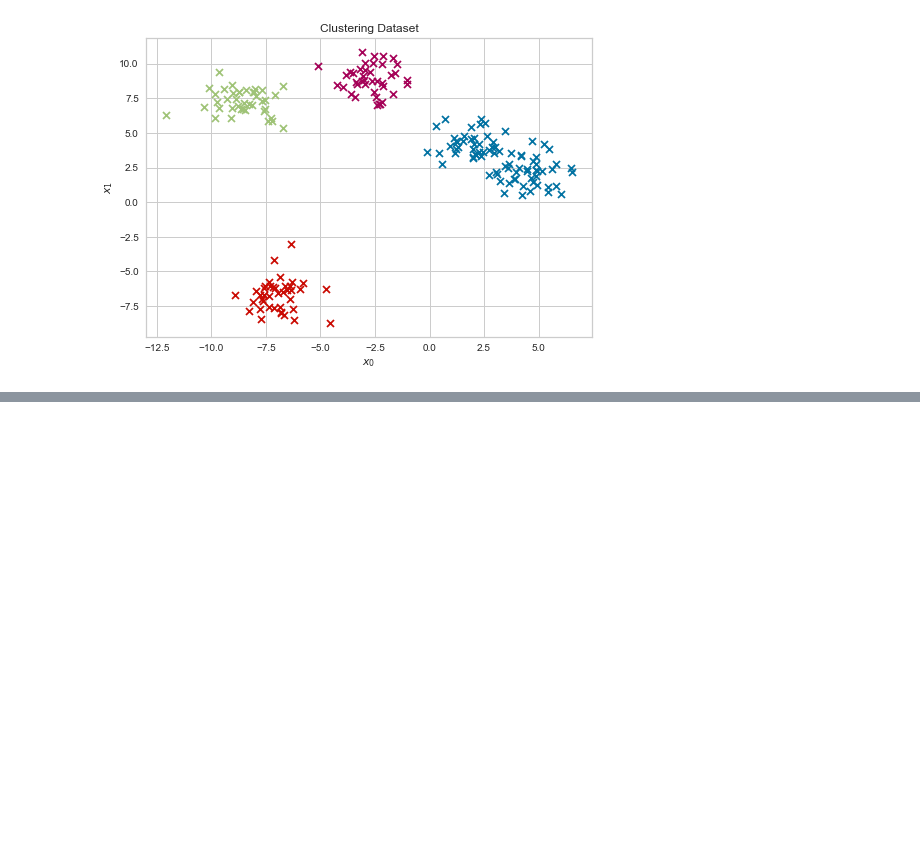
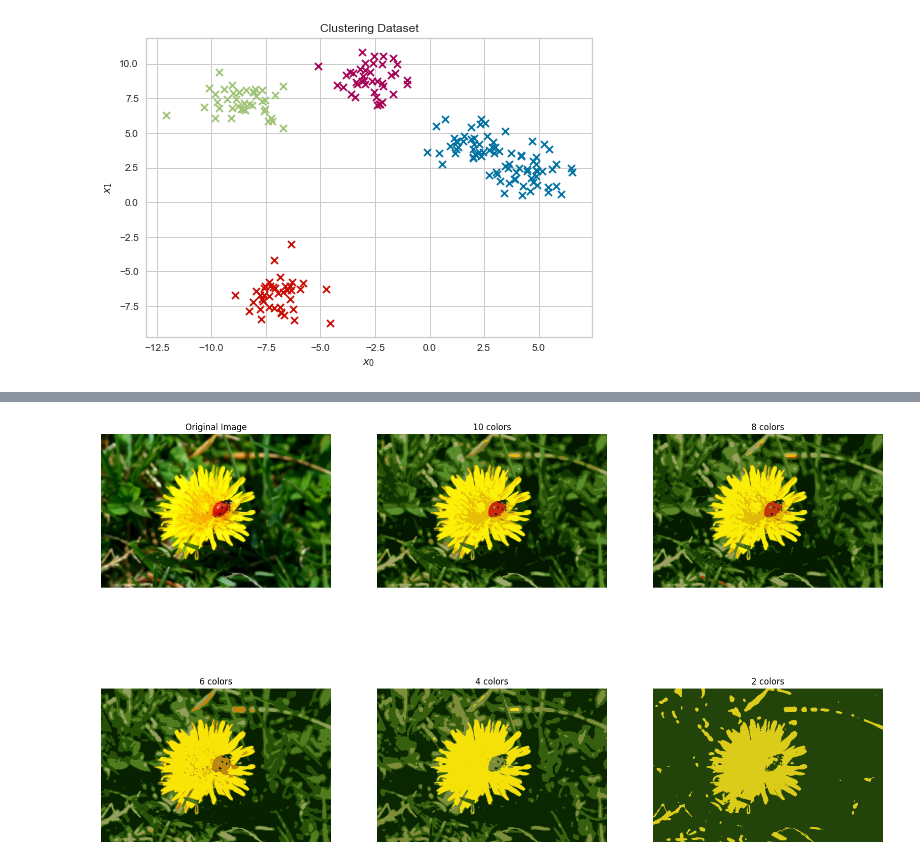
Before and after one commit to chris-leonard/hands-on-machine-learning, a Jupyter notebook: chapter-9/chapter-9-notes.ipynb, the cells around one changed output, grey strips where cells are left out. Drawn from its saved outputs; the diff is of its cells as text; code cells hidden in the pictures; blank space fills up the shorter version.

```diff
--- a/chapter-9/chapter-9-notes.ipynb
+++ b/chapter-9/chapter-9-notes.ipynb
@@ -364,0 +434,28 @@ plot_dataset(X, y_pred)
+# %%
+k_val = [10, 8, 6, 4, 2]
+images_seg = []
+
+for k in k_val:
+    # reshape to form (n_sample, n_feat)
+    X = image.reshape(-1, 3)
+    kmeans = KMeans(n_clusters=k, random_state=RANDOM_STATE)
+    kmeans.fit(X)
+
+    # replace each instance with cluster mean
+    image_seg = kmeans.cluster_centers_[kmeans.labels_, :]
+    image_seg = image_seg.reshape(image.shape)
+
+    images_seg.append(image_seg)
+# %%
+fig, axs = plt.subplots(2, 3, figsize=(20, 12))
+axs_ravel = axs.ravel()
+
+plot_image(image, ax=axs_ravel[0], title="Original Image")
+
+for i, image_seg in enumerate(images_seg):
+    k = k_val[i]
+    title = str(k) + " colors"
+
+    plot_image(image_seg, ax=axs_ravel[i + 1], title=title)
+# %% [output]
+[figure, added]
```
Also changed, not shown: parts of 13 cells of this notebook, 1 other file.
